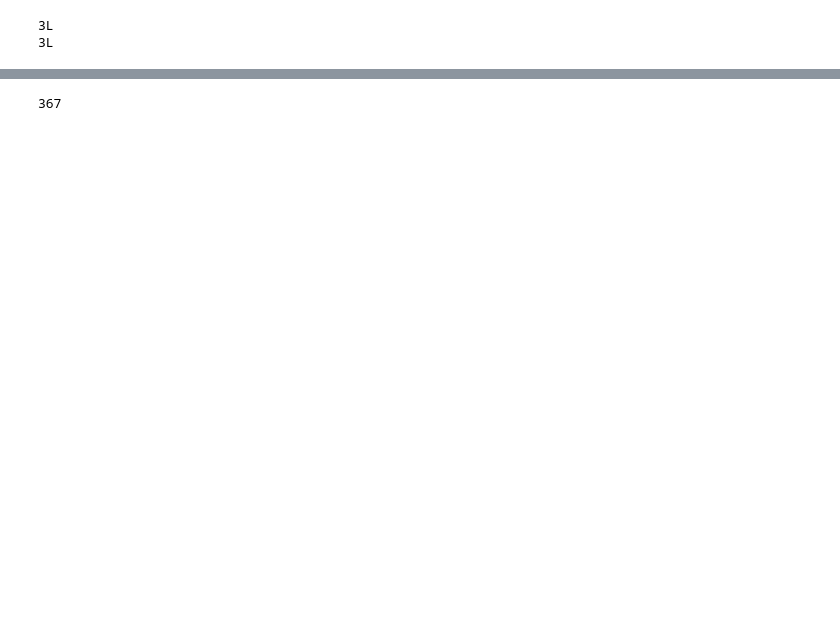
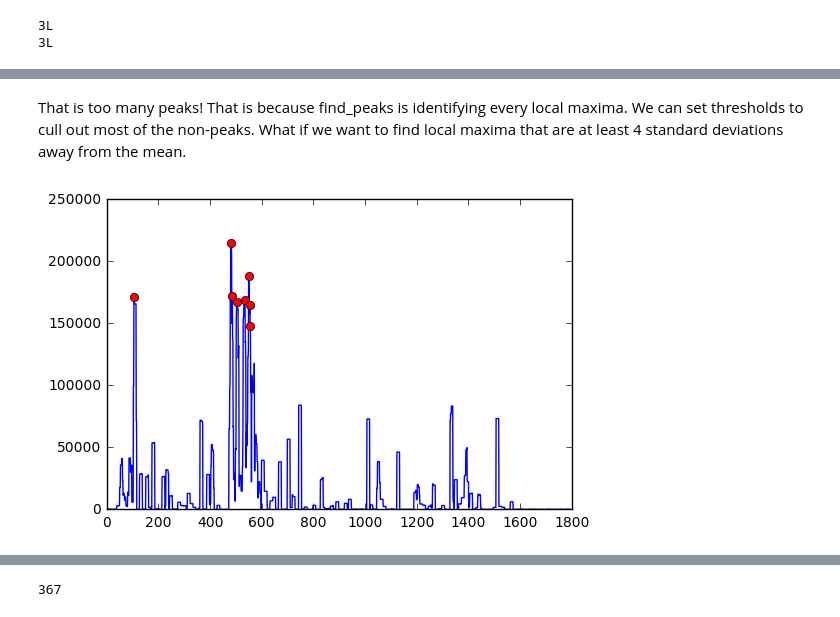
Before and after one commit to srinivasramachandran/Anschutz_python, a Jupyter notebook: Module_7_STARRseq.ipynb, the cells around one changed output, grey strips where cells are left out. Saved outputs shown, nothing was run; the diff lists cells and outputs as text; code cells hidden in the pictures; blank space fills up the shorter version.

```diff
--- a/Module_7_STARRseq.ipynb
+++ b/Module_7_STARRseq.ipynb
@@ -119,0 +129,10 @@ plt.show()
+# %% [markdown]
+That is too many peaks! That is because find_peaks is identifying every local maxima. We can set thresholds to cull out most of the non-peaks. What if we want to find local maxima that are at least 4 standard deviations away from the mean.
+# %%
+peaks, _ = find_peaks(ns_w_ecd, height=4*ns_w_ecd.std()+ns_w_ecd.mean())
+plt.plot(ns_w_ecd)
+plt.plot(indices[peaks],ns_w_ecd[peaks], "ro")
+plt.show()
+#our unit is 10 bp, so distance of 10 is highest peak within 100 bp
+# %% [output]
+[figure, added]
```
Also changed, not shown: parts of 29 cells of this notebook, 6 other files.
